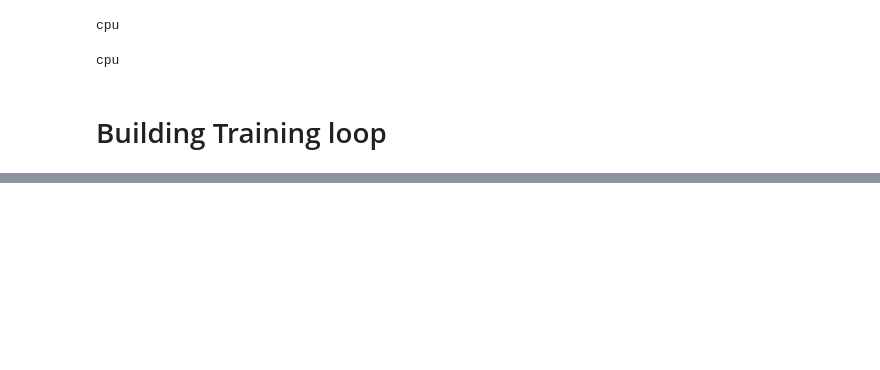
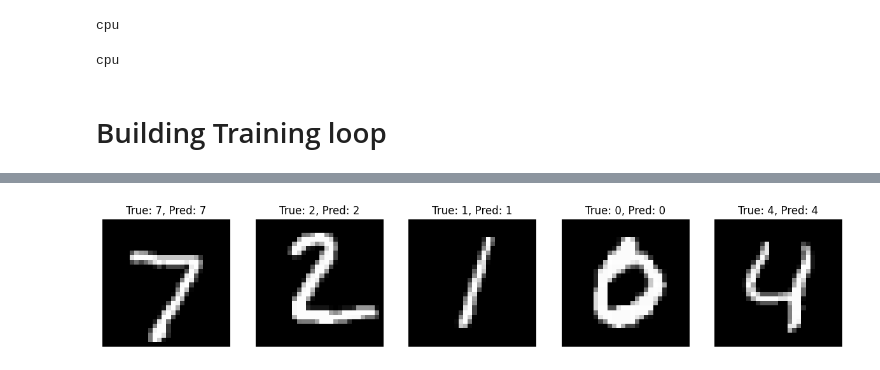
Before and after one commit to erbrchoudhary93/DeepLearning, a Jupyter notebook: logistic-regression/logistic_regression.ipynb, the cells around one changed output, grey strips where cells are left out. Drawn from its saved outputs; the diff is of its cells as text; code cells hidden in the pictures; blank space fills up the shorter version.

```diff
--- a/logistic-regression/logistic_regression.ipynb
+++ b/logistic-regression/logistic_regression.ipynb
@@ -279,0 +301,18 @@ Epoch [5/5] completed in 28.63 seconds, Loss: 0.2644, Accuracy: 0.9265
+# %%
+# Visualizing some predictions
+images, labels = next(iter(test_loader))
+images = images.reshape(-1, 28*28).to(device)
+labels = labels.to(device)
+outputs = model(images)
+_, predicted = torch.max(outputs, 1)
+#fig is a reference to the entire figure.
+#ax is an array of Axes objects, and each Axes object can be used to draw a plot. Since there are 5 subplots, ax contains 5 such objects.
+#figsize=(15, 3) sets the size of the entire figure to 15 inches wide and 3 inches tall.
+fig, ax = plt.subplots(1, 5, figsize=(15, 3)) #The arguments (1, 5) specify that the figure should have 1 row of 5 columns, i.e., 5 subplots aligned horizontally.
+for i in range(5):
+    ax[i].imshow(images[i].reshape(28, 28).cpu(), cmap='gray')
+    ax[i].set_title(f'True: {labels[i].item()}, Pred: {predicted[i].item()}')
+    ax[i].axis('off')
+plt.show()
+# %% [output]
+[figure, added]
```
Also changed, not shown: parts of 7 cells of this notebook, 1 other file.
